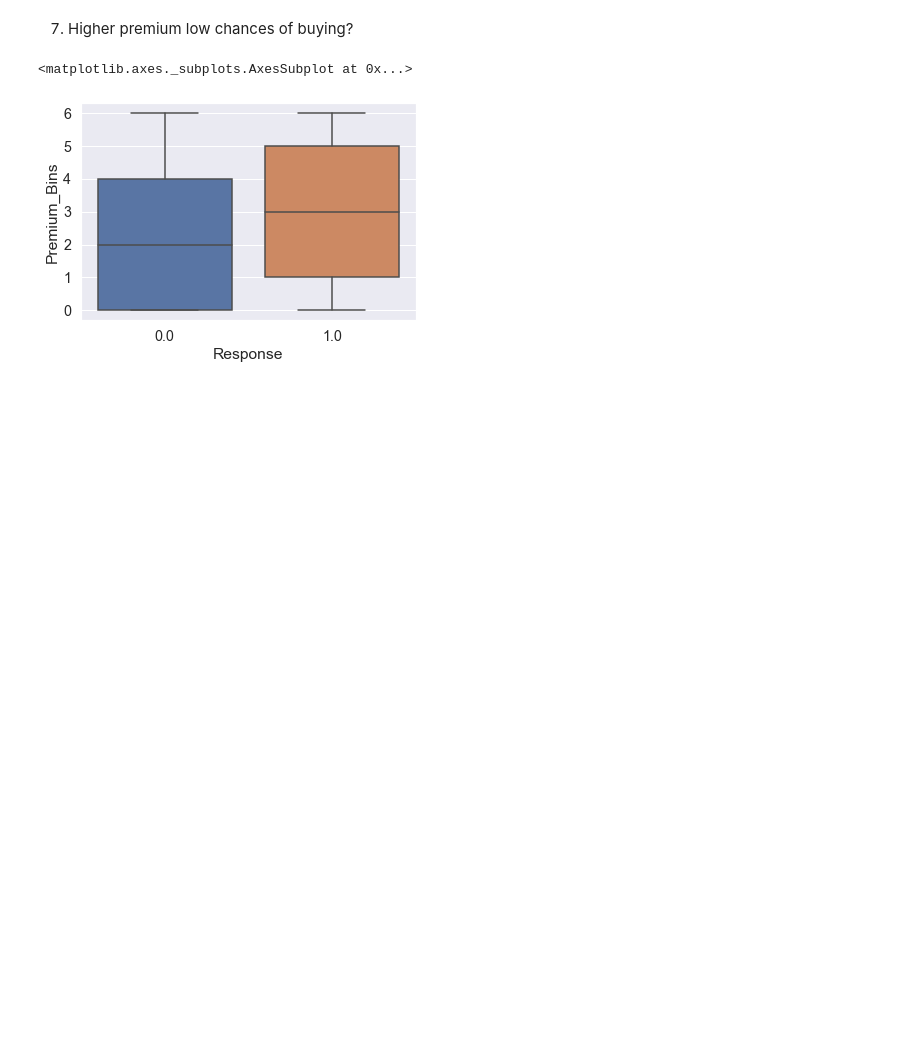
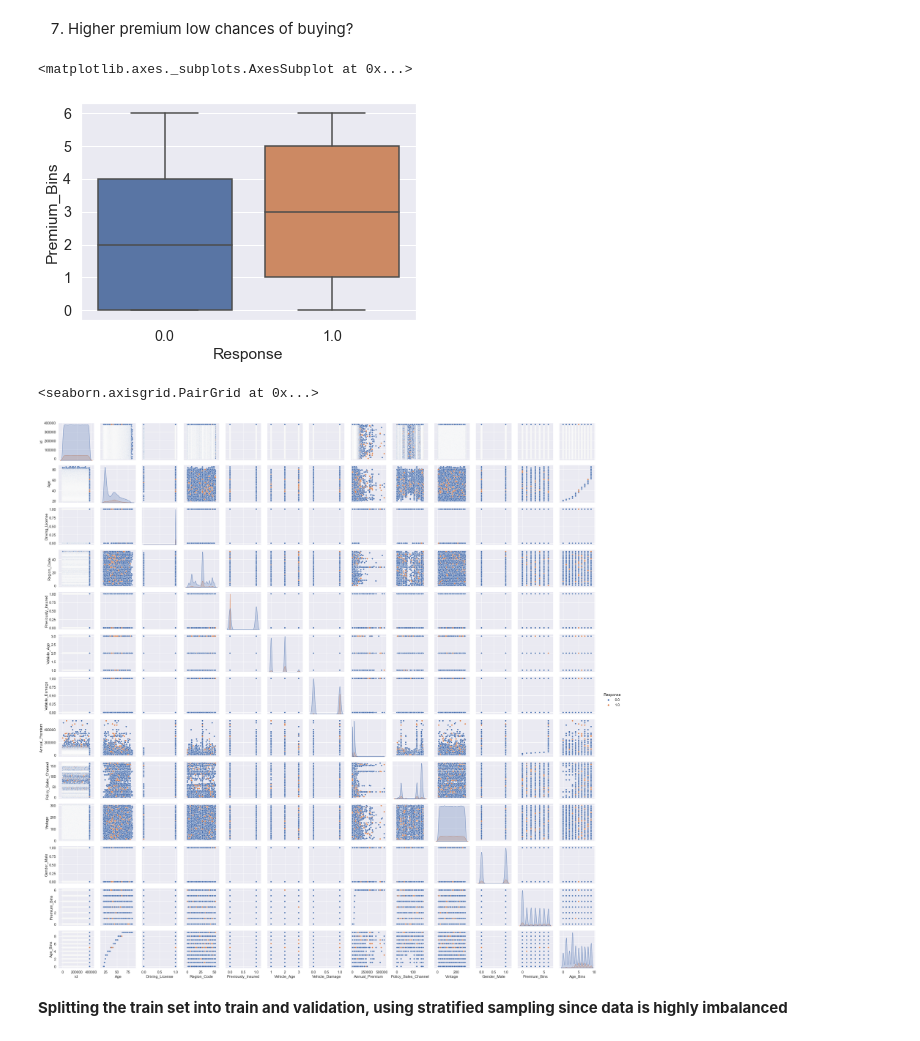
Before and after one commit to rishi-lulla/ML, a Jupyter notebook: Kaggle-cross sell.ipynb, the cells around one changed output. Saved outputs shown, nothing was run; the diff lists cells and outputs as text; code cells hidden in the pictures; blank space fills up the shorter version.

```diff
--- a/Kaggle-cross sell.ipynb
+++ b/Kaggle-cross sell.ipynb
@@ -280,3 +285,10 @@ sns.boxplot(train_proc['Response'],train_proc['Premium_Bins'])
 # %% [output]
 <matplotlib.axes._subplots.AxesSubplot at 0x...>
 [figure]
+# %%
+sns.pairplot(train_proc, diag_kind='kde', hue='Response')
+# %% [output]
+<seaborn.axisgrid.PairGrid at 0x...>
+[figure, added]
+# %% [markdown]
+**Splitting the train set into train and validation, using stratified sampling since data is highly imbalanced**
```
Also changed, not shown: parts of 14 cells of this notebook.
